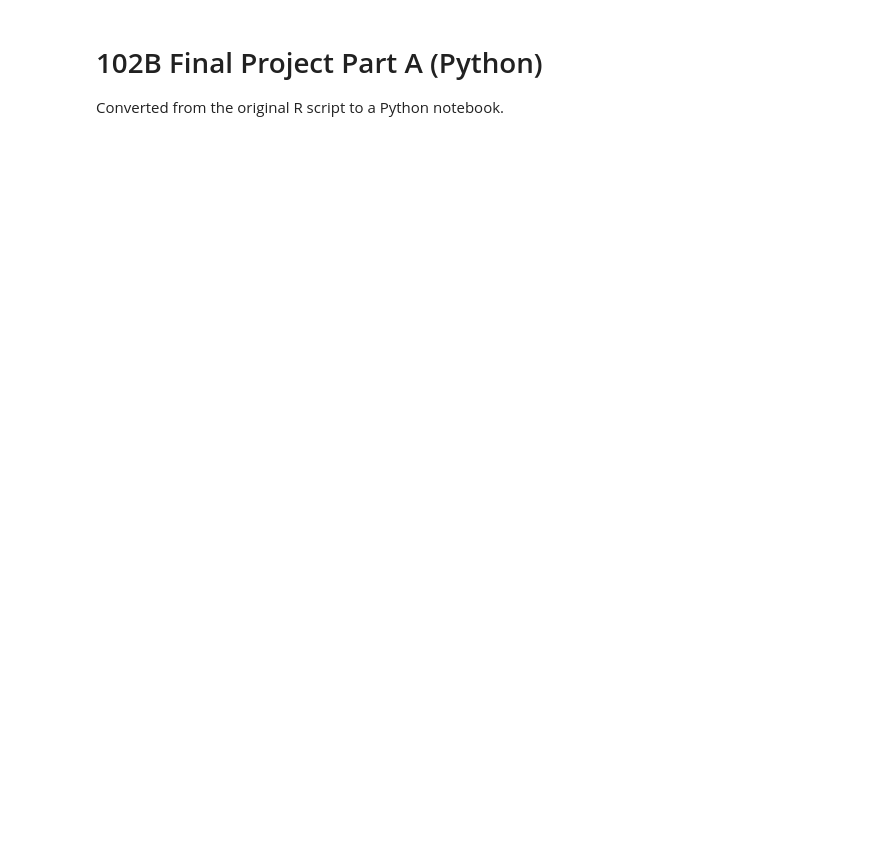
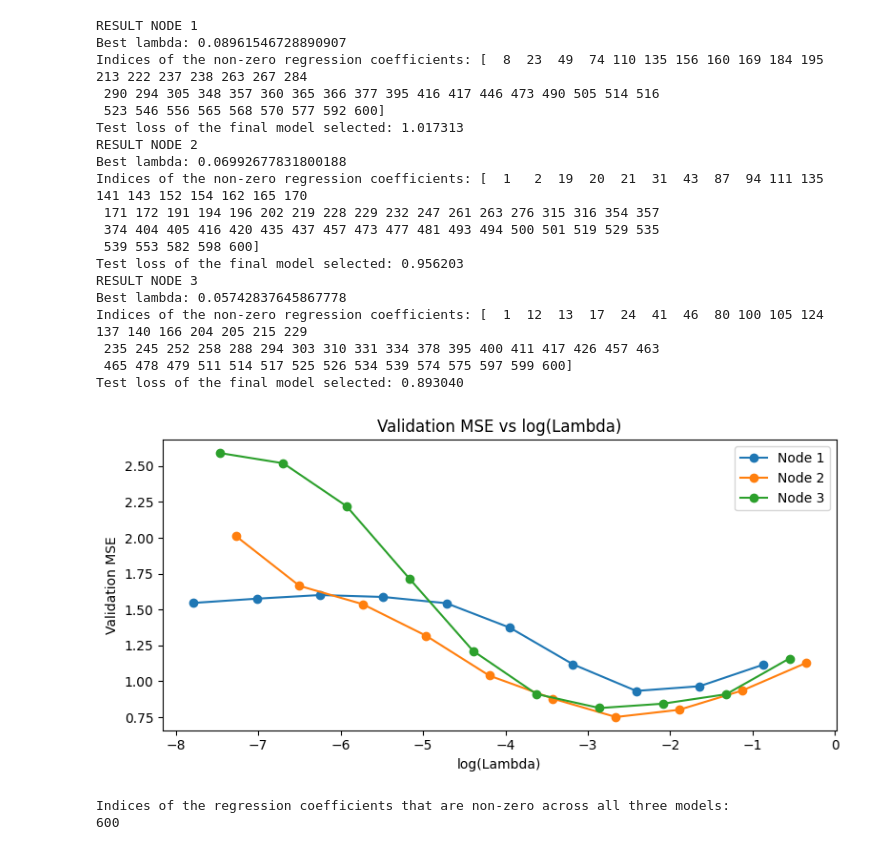
Before and after one commit to joleyoon/ucla, a Jupyter notebook: stats_102b/project/102B Final Project part A - Joel Yoon.ipynb, the cells around one changed output. Drawn from its saved outputs; the diff is of its cells as text; code cells hidden in the pictures; blank space fills up the shorter version.

```diff
--- a/stats_102b/project/102B Final Project part A - Joel Yoon.ipynb
+++ b/stats_102b/project/102B Final Project part A - Joel Yoon.ipynb
@@ -1,6 +1,3 @@
-# %% [markdown]
-# 102B Final Project Part A (Python)
-Converted from the original R script to a Python notebook.
 # %%
 import numpy as np
 import pandas as pd
@@ -113,39 +110,60 @@ results_list = []
 val_plot_rows = []
 
 for i, file_train in enumerate(nodes, start=1):
-    print(f"
-RESULT NODE {i}")
+    print(f"RESULT NODE {i}")
 
     result = fit_and_eval(file_train, file_test, grid_size=10)
 
     print(f"Best lambda: {result['lambda']}")
     print("Indices of the non-zero regression coefficients:", result["nonzero"])
     print(f"Test loss of the final model selected: {result['test_mse']:.6f}")
 
     for lam, val_err in zip(result["lambda_values"], result["val_errors"]):
         val_plot_rows.append({
             "Node": f"Node {i}",
             "Lambda": lam,
             "Validation_MSE": val_err,
         })
     results_list.append(result)
 
 val_plot_data = pd.DataFrame(val_plot_rows)
 
 # Plot validation MSE vs log(lambda)
 plt.figure(figsize=(8, 4))
 for node, df_node in val_plot_data.groupby("Node"):
     plt.plot(np.log(df_node["Lambda"]), df_node["Validation_MSE"], marker='o', label=node)
 plt.title("Validation MSE vs log(Lambda)")
 plt.xlabel("log(Lambda)")
 plt.ylabel("Validation MSE")
 plt.legend()
 plt.tight_layout()
 plt.show()
 
 common_nzc = set(results_list[0]["nonzero"]).intersection(
     results_list[1]["nonzero"], results_list[2]["nonzero"]
 )
-print("
-Indices of the regression coefficients that are non-zero across all three models:")
+print("Indices of the regression coefficients that are non-zero across all three models:")
 print(", ".join(str(idx) for idx in sorted(common_nzc)))
+# %% [output]
+RESULT NODE 1
+Best lambda: 0.08961546728890907
+Indices of the non-zero regression coefficients: [  8  23  49  74 110 135 156 160 169 184 195 213 222 237 238 263 267 284
+ 290 294 305 348 357 360 365 366 377 395 416 417 446 473 490 505 514 516
+ 523 546 556 565 568 570 577 592 600]
+Test loss of the final model selected: 1.017313
+RESULT NODE 2
+Best lambda: 0.06992677831800188
+Indices of the non-zero regression coefficients: [  1   2  19  20  21  31  43  87  94 111 135 141 143 152 154 162 165 170
+ 171 172 191 194 196 202 219 228 229 232 247 261 263 276 315 316 354 357
+ 374 404 405 416 420 435 437 457 473 477 481 493 494 500 501 519 529 535
+ 539 553 582 598 600]
+Test loss of the final model selected: 0.956203
+RESULT NODE 3
+Best lambda: 0.05742837645867778
+Indices of the non-zero regression coefficients: [  1  12  13  17  24  41  46  80 100 105 124 137 140 166 204 205 215 229
+ 235 245 252 258 288 294 303 310 331 334 378 395 400 411 417 426 457 463
+ 465 478 479 511 514 517 525 526 534 539 574 575 597 599 600]
+Test loss of the final model selected: 0.893040
+[figure, added]
+Indices of the regression coefficients that are non-zero across all three models:
+600
```
Also changed, not shown: 8 other files.
